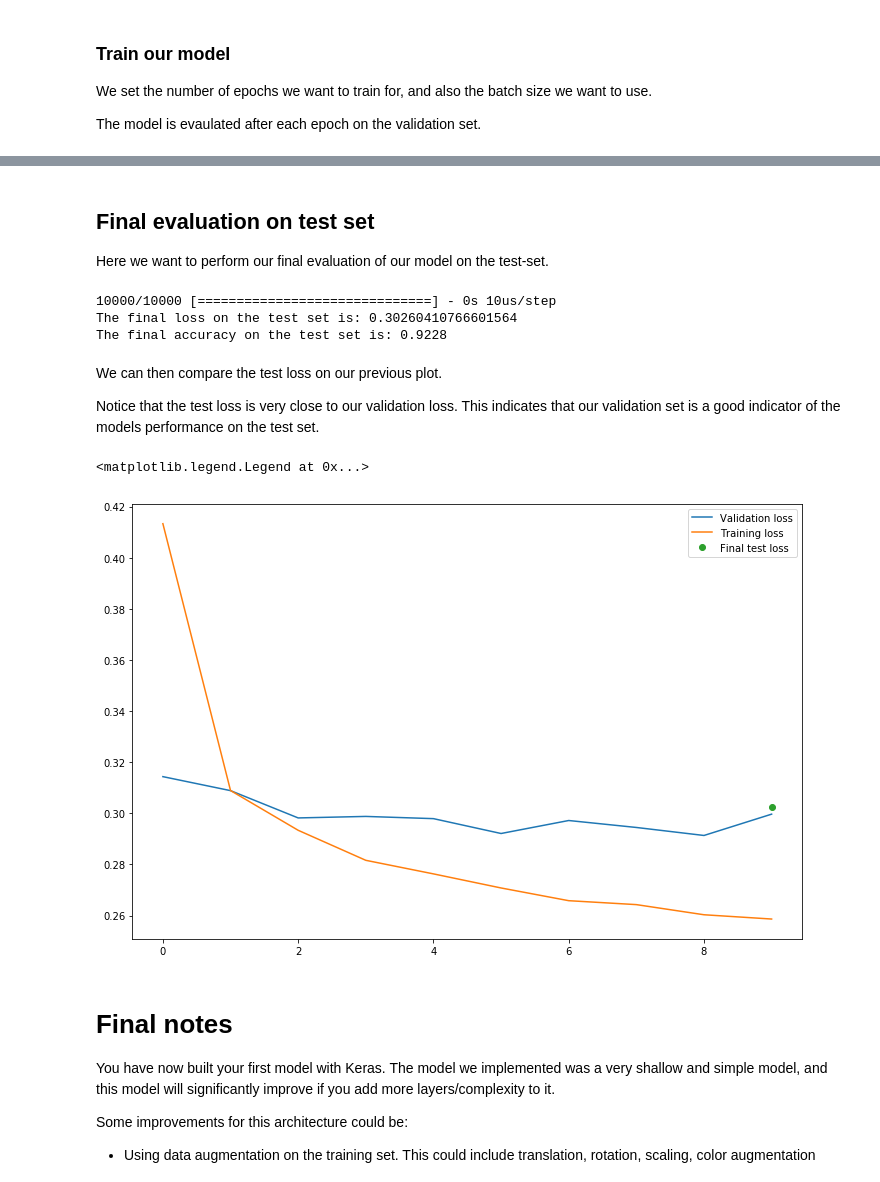
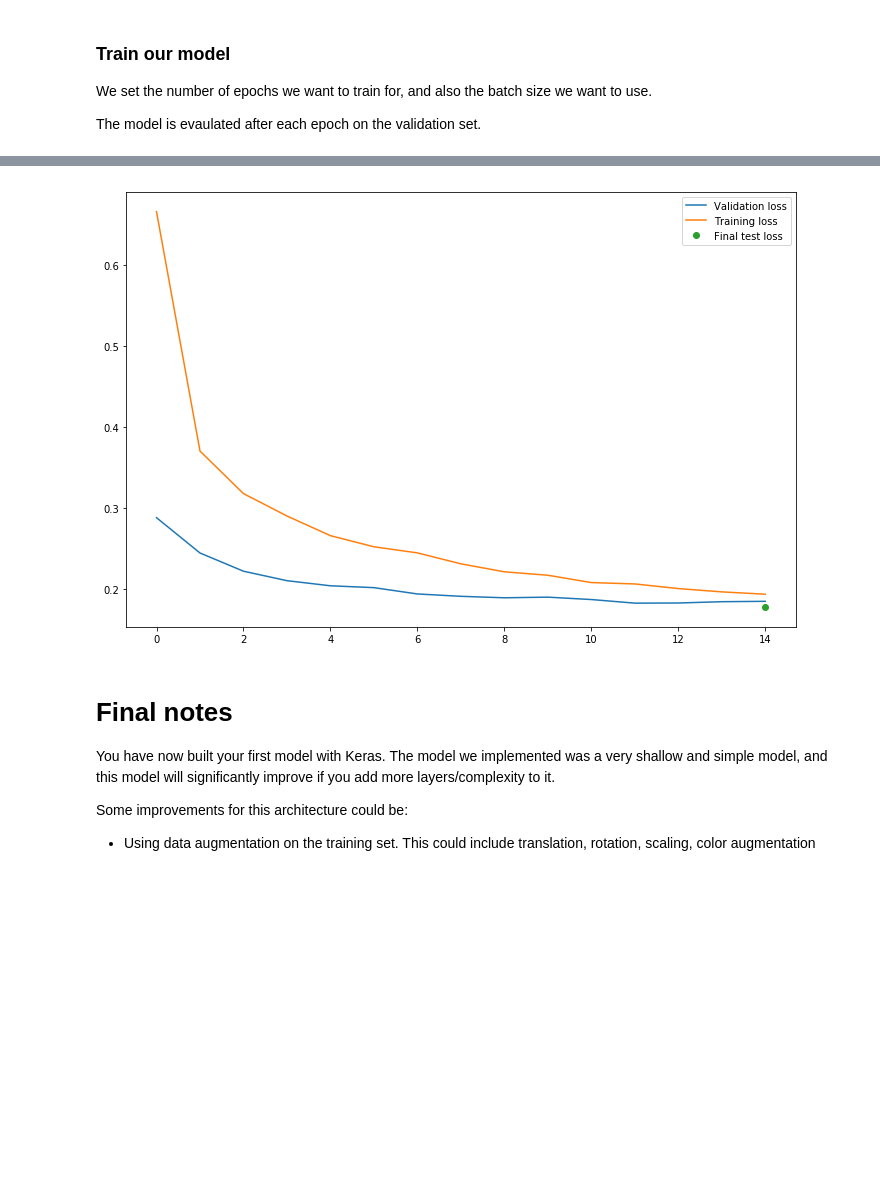
Before and after one commit to vegarab/mnist-digit-recognition-nn, a Jupyter notebook: docs/mnist-project.ipynb, the cells around one changed output, grey strips where cells are left out. Cells and saved outputs as stored; diff of their text form; code cells hidden in the pictures; blank space fills up the shorter version.

```diff
--- a/docs/mnist-project.ipynb
+++ b/docs/mnist-project.ipynb
@@ -178,0 +179,2 @@ _________________________________________________________________
+# %%
+network, history = fit_save_network(network, epochs, 'simple')
@@ -178,0 +200,4 @@ _________________________________________________________________
+# %%
+final_loss, final_accuracy = network.evaluate(test_images, test_labels)
+print('The final loss on the test set is:', final_loss)
+print('The final accuracy on the test set is:', final_accuracy)
@@ -220,7 +214,8 @@ We can then use these metrics to visualize and analyze the performance of our mo
 # %%
-history = model.history.history
+# plot losses
 plt.figure(figsize=(12, 8))
-plt.plot(history["val_loss"], label="Validation loss")
-plt.plot(history["loss"], label="Training loss")
+plt.plot(history['val_loss'], label='Validation loss')
+plt.plot(history['loss'], label='Training loss')
 plt.legend()
+plt.show()
 # %% [output]
@@ -241,29 +232,13 @@ plt.legend()
-# %% [markdown]
-## Final evaluation on test set
-
-Here we want to perform our final evaluation of our model on the test-set.
-# %%
-final_loss, final_accuracy = model.evaluate(X_test, Y_test)
-print("The final loss on the test set is:", final_loss)
-print("The final accuracy on the test set is:", final_accuracy)
-# %% [output]
-10000/10000 [==============================] - 0s 10us/step
-The final loss on the test set is: 0.30260410766601564
-The final accuracy on the test set is: 0.9228
-# %% [markdown]
-We can then compare the test loss on our previous plot.
-
-Notice that the test loss is very close to our validation loss. This indicates that our validation set is a good indicator of the models performance on the test set.
 # %%
-history = model.history.history
+# plot final losses
 plt.figure(figsize=(12, 8))
-plt.plot(history["val_loss"], label="Validation loss")
-plt.plot(history["loss"], label="Training loss")
-plt.plot([9], [final_loss], 'o', label="Final test loss")
+plt.plot(history['val_loss'], label='Validation loss')
+plt.plot(history['loss'], label='Training loss')
+plt.plot([epochs-1], [final_loss], 'o', label='Final test loss')
 plt.legend()
+plt.show()
 # %% [output]
-<matplotlib.legend.Legend at 0x...>
-[figure, old version]
+[figure, new version]
 # %% [markdown]
 # Final notes
 
```
Also changed, not shown: parts of 33 cells of this notebook.
